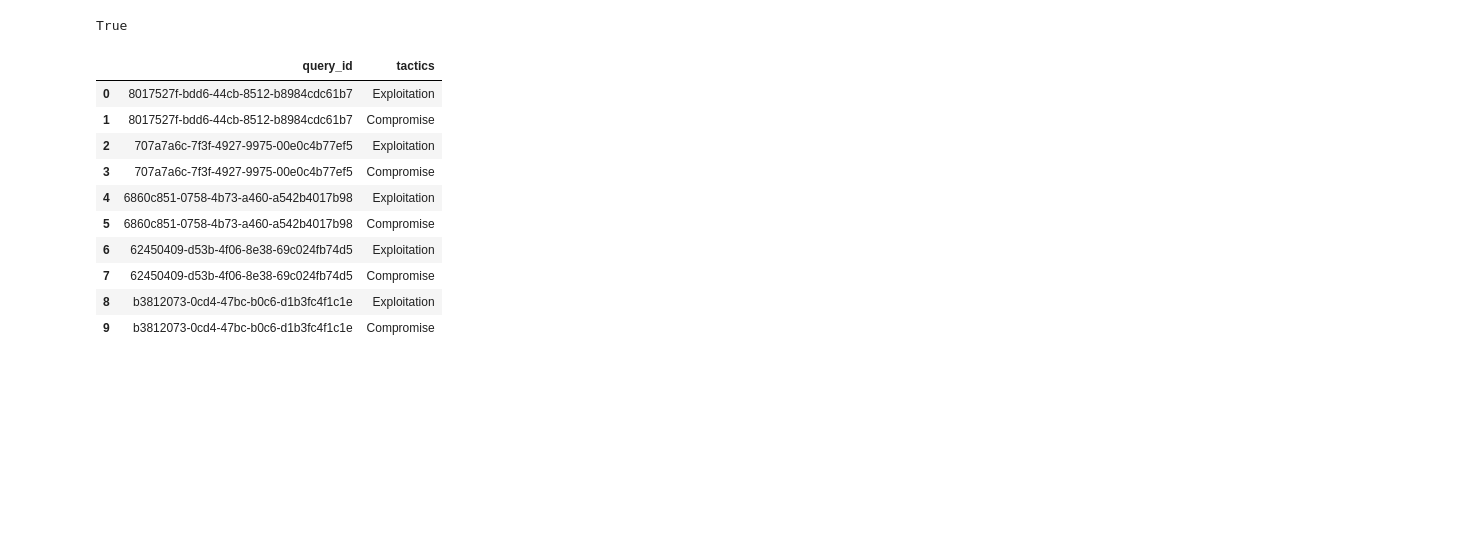
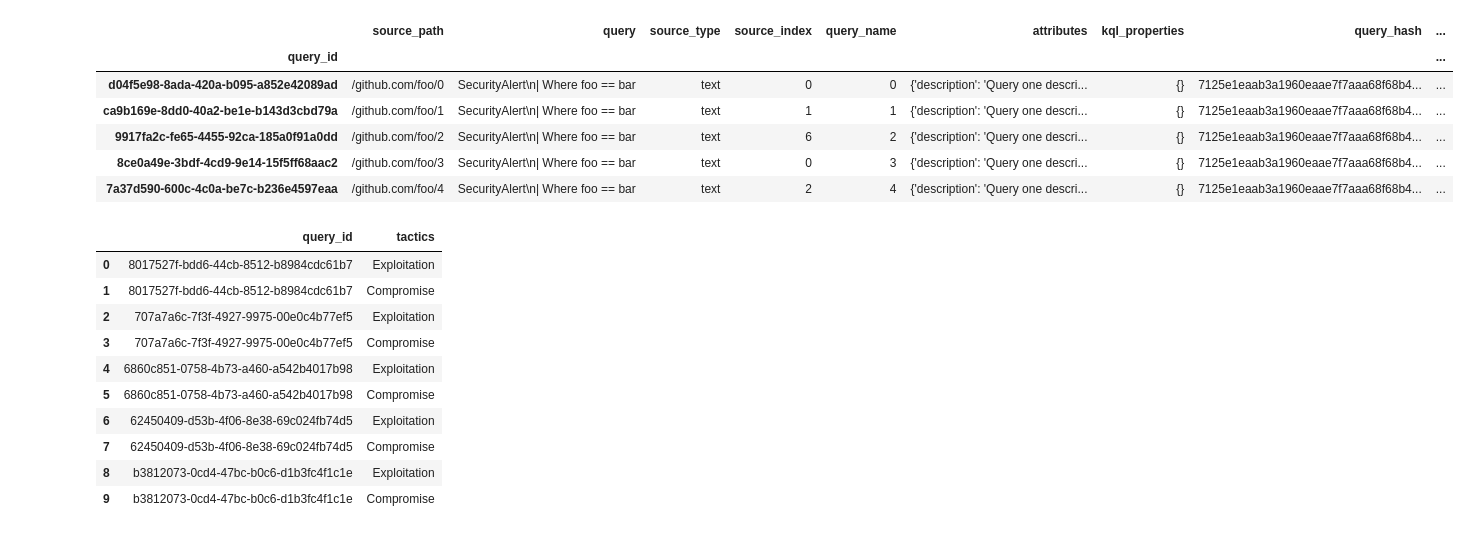
Before and after one commit to microsoft/kql-query-store, a Jupyter notebook: dev-notebooks/db_pandas_store.ipynb, the cells around one changed output. Saved outputs shown, nothing was run; the diff lists cells and outputs as text; code cells hidden in the pictures; blank space fills up the shorter version.

```diff
--- a/dev-notebooks/db_pandas_store.ipynb
+++ b/dev-notebooks/db_pandas_store.ipynb
@@ -146,8 +302,14 @@ SyntaxError: invalid syntax (2955833280.py, line 61)
 # %%
-ds._data.head()
-"8017527f-bdd6-44cb-8512-b8984cdc61b7" in ds._data.index
+ds._data_df.head()
+# "8017527f-bdd6-44cb-8512-b8984cdc61b7" in ds._data.index
 # %% [output]
-True
+|  | source_path | query | source_type | source_index | query_name | attributes | kql_properties | query_hash | ... |
+| query_id |  |  |  |  |  |  |  |  | ... |
+| d04f5e98-8ada-420a-b095-a852e42089ad | /github.com/foo/0 | SecurityAlert\n| Where foo == bar | text | 0 | 0 | {'description': 'Query one descri... | {} | 7125e1eaab3a1960eaae7f7aaa68f68b4... | ... |
+| ca9b169e-8dd0-40a2-be1e-b143d3cbd79a | /github.com/foo/1 | SecurityAlert\n| Where foo == bar | text | 1 | 1 | {'description': 'Query one descri... | {} | 7125e1eaab3a1960eaae7f7aaa68f68b4... | ... |
+| 9917fa2c-fe65-4455-92ca-185a0f91a0dd | /github.com/foo/2 | SecurityAlert\n| Where foo == bar | text | 6 | 2 | {'description': 'Query one descri... | {} | 7125e1eaab3a1960eaae7f7aaa68f68b4... | ... |
+| 8ce0a49e-3bdf-4cd9-9e14-15f5ff68aac2 | /github.com/foo/3 | SecurityAlert\n| Where foo == bar | text | 0 | 3 | {'description': 'Query one descri... | {} | 7125e1eaab3a1960eaae7f7aaa68f68b4... | ... |
+| 7a37d590-600c-4c0a-be7c-b236e4597eaa | /github.com/foo/4 | SecurityAlert\n| Where foo == bar | text | 2 | 4 | {'description': 'Query one descri... | {} | 7125e1eaab3a1960eaae7f7aaa68f68b4... | ... |
 # %%
 attr_df = ds._data.apply(lambda x: pd.Series(x.attributes), axis=1)
 tactics_df = attr_df[["tactics"]].explode("tactics").reset_index()
```
Also changed, not shown: parts of 8 cells of this notebook, 2 other files.
